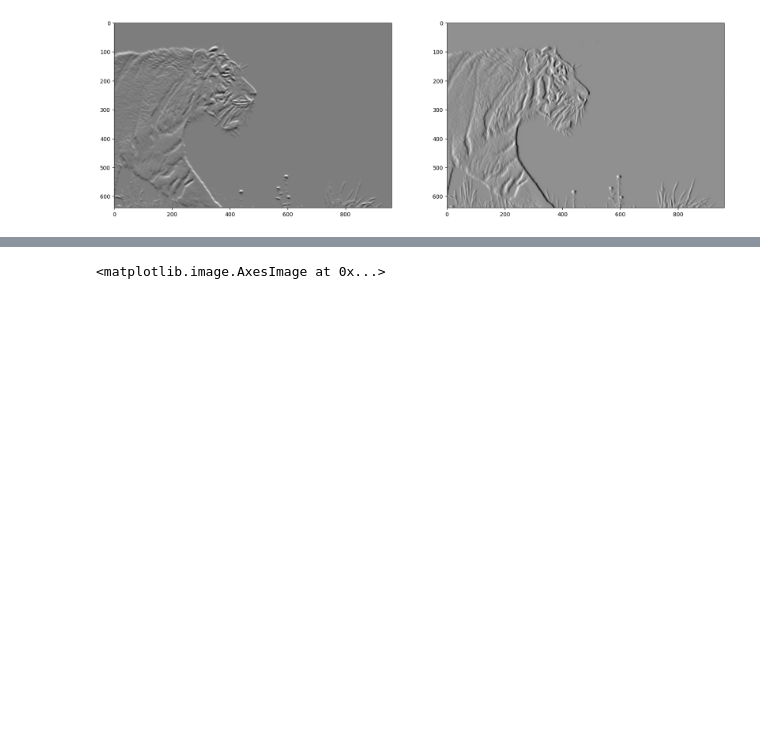
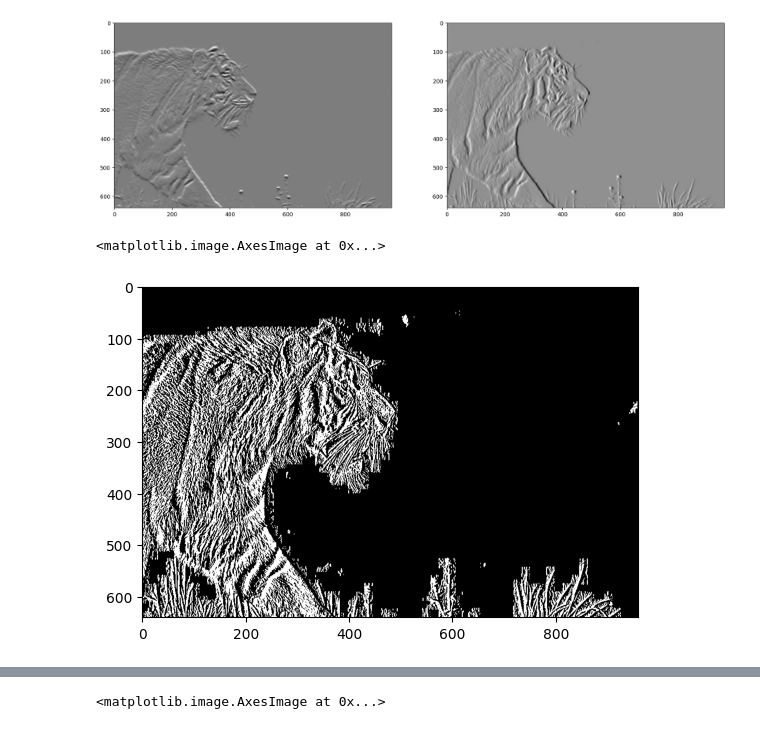
Before and after one commit to aiaaee/Analyse_Simple_Image, a Jupyter notebook: Image_Analyzing2.ipynb, the cells around one changed output, grey strips where cells are left out. Drawn from its saved outputs; the diff is of its cells as text; code cells hidden in the pictures; blank space fills up the shorter version.

```diff
--- a/Image_Analyzing2.ipynb
+++ b/Image_Analyzing2.ipynb
@@ -78,3 +78,13 @@ plt.imshow(xSobel , cmap='gray')
 # %% [output]
 <matplotlib.image.AxesImage at 0x...>
 [figure]
+# %%
+xSobel = cv2.Sobel(src=img ,ddepth=cv2.CV_64F ,  dx=1 , dy = 0 , ksize=3)
+
+xSobel[xSobel > 0 ] = 1
+xSobel[xSobel < 0 ] = 0
+
+plt.imshow(xSobel , cmap='gray')
+# %% [output]
+<matplotlib.image.AxesImage at 0x...>
+[figure, added]
```
Also changed, not shown: parts of 3 cells of this notebook.
